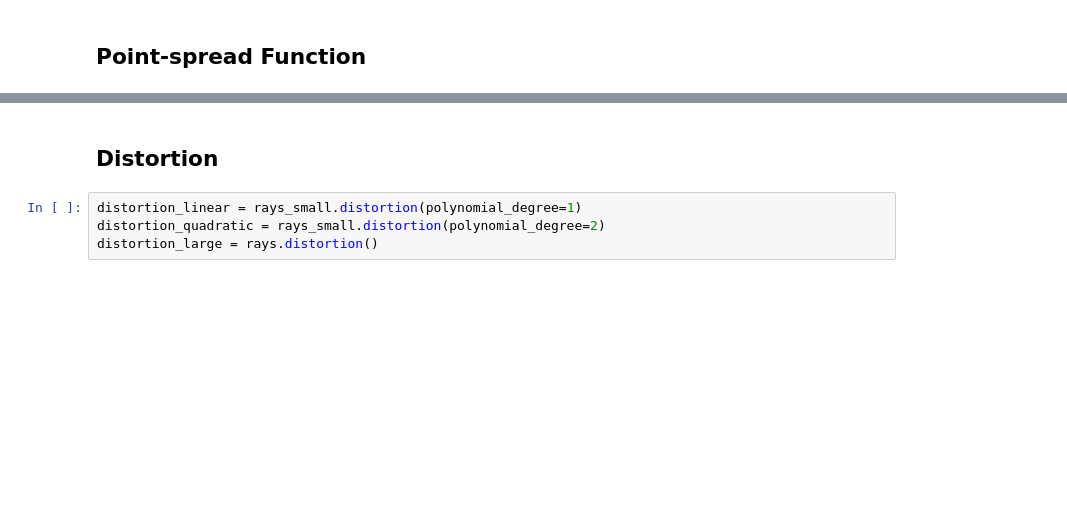
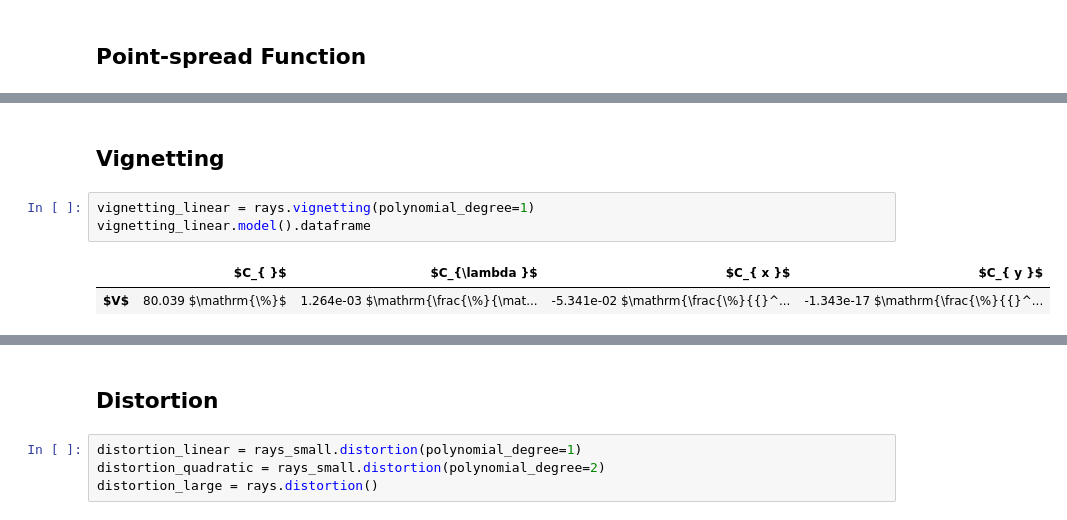
Before and after one commit to Kankelborg-Group/ESIS, a Jupyter notebook: esis/esis.ipynb, the cells around one changed output, grey strips where cells are left out. Saved outputs shown, nothing was run; the diff lists cells and outputs as text; blank space fills up the shorter version.

Commit message:
First attempt at vignetting function.

```diff
--- a/esis/esis.ipynb
+++ b/esis/esis.ipynb
@@ -93,3 +93,11 @@ _ = rays.plot_spot_size_vs_field(axs=axs_sz)
 # %% [output]
 [interactive output not drawn]
 [interactive output not drawn]
+# %% [markdown]
+## Vignetting
+# %%
+vignetting_linear = rays.vignetting(polynomial_degree=1)
+vignetting_linear.model().dataframe
+# %% [output]
+|  | $C_{ }$ | $C_{\lambda }$ | $C_{ x }$ | $C_{ y }$ |
+| $V$ | 80.039 $\mathrm{\%}$ | 1.264e-03 $\mathrm{\frac{\%}{\mat... | -5.341e-02 $\mathrm{\frac{\%}{{}^... | -1.343e-17 $\mathrm{\frac{\%}{{}^... |
```
Also changed, not shown: parts of 5 cells of this notebook.
